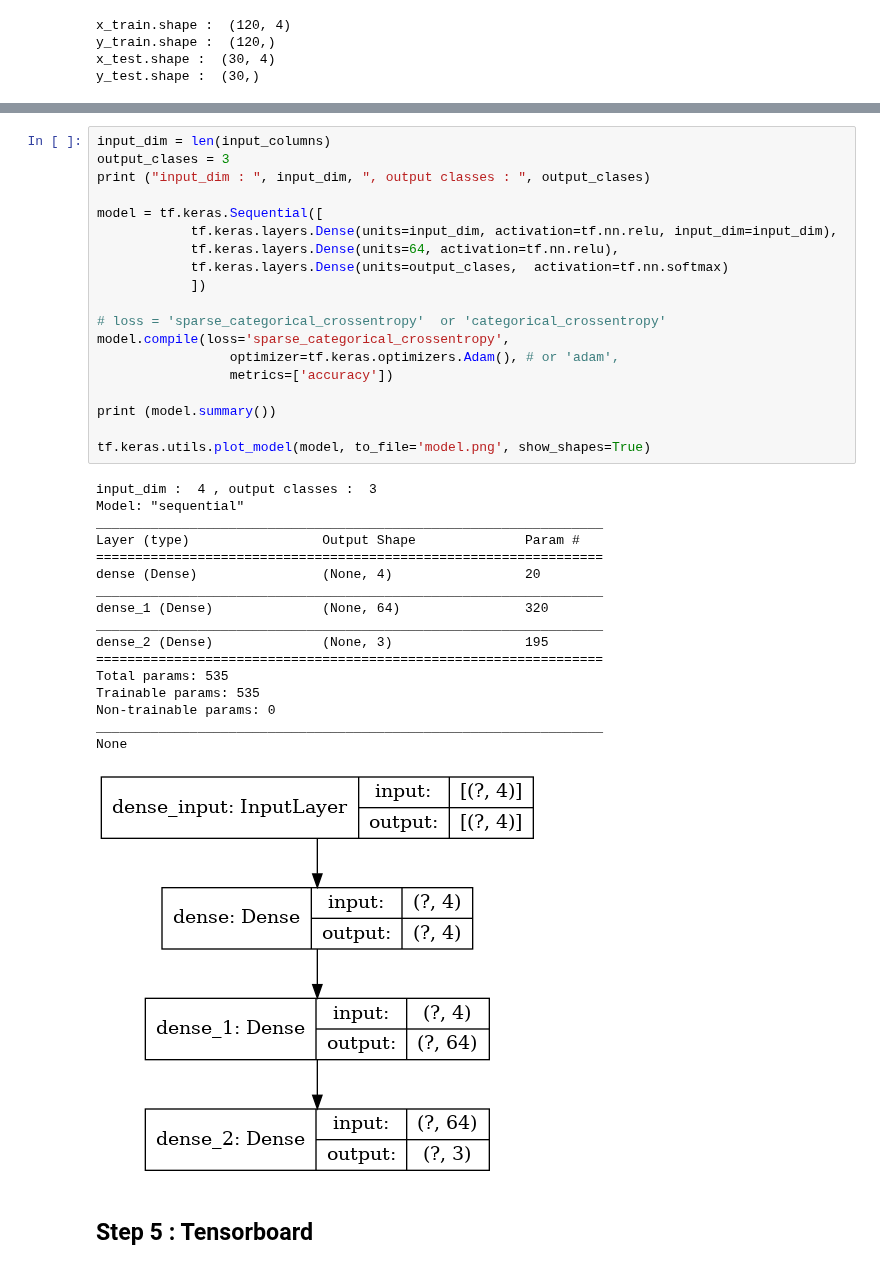
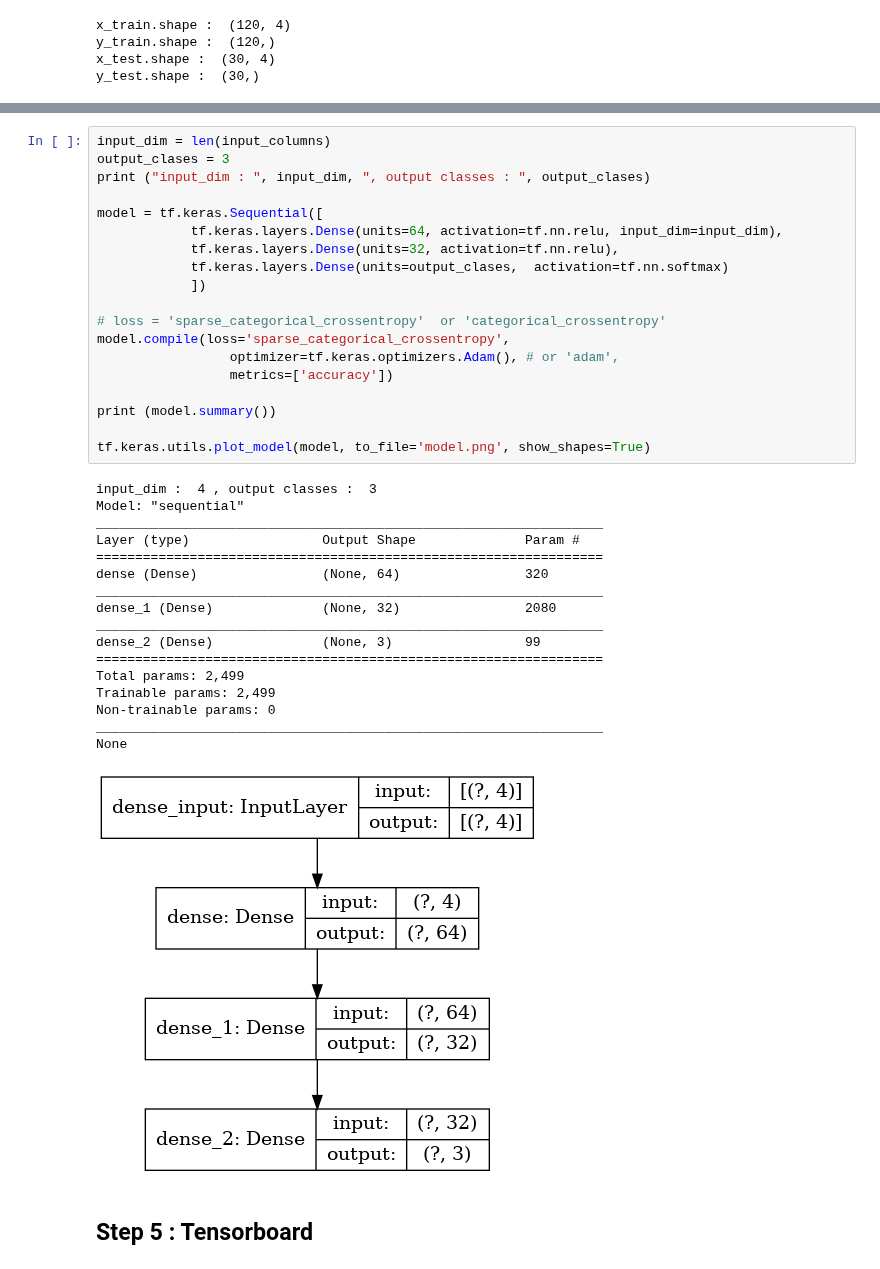
Before and after one commit to elephantscale/deep-learning-with-tensorflow-solutions, a Jupyter notebook: classifications/classification-1-iris.ipynb, the cells around one changed output, grey strips where cells are left out. Saved outputs shown, nothing was run; the diff lists cells and outputs as text.

```diff
--- a/classifications/classification-1-iris.ipynb
+++ b/classifications/classification-1-iris.ipynb
@@ -152,40 +150,40 @@ Since this is a classifier, here is how we are going to build the neural network
 # %%
 input_dim = len(input_columns)
 output_clases = 3
 print ("input_dim : ", input_dim, ", output classes : ", output_clases)
 
 model = tf.keras.Sequential([
-            tf.keras.layers.Dense(units=input_dim, activation=tf.nn.relu, input_dim=input_dim),
-            tf.keras.layers.Dense(units=64, activation=tf.nn.relu),
+            tf.keras.layers.Dense(units=64, activation=tf.nn.relu, input_dim=input_dim),
+            tf.keras.layers.Dense(units=32, activation=tf.nn.relu),
             tf.keras.layers.Dense(units=output_clases,  activation=tf.nn.softmax)
             ])
 
 # loss = 'sparse_categorical_crossentropy'  or 'categorical_crossentropy'
 model.compile(loss='sparse_categorical_crossentropy',
                  optimizer=tf.keras.optimizers.Adam(), # or 'adam',
                  metrics=['accuracy'])
 
 print (model.summary())
 
 tf.keras.utils.plot_model(model, to_file='model.png', show_shapes=True)
 # %% [output]
 input_dim :  4 , output classes :  3
 Model: "sequential"
 _________________________________________________________________
 Layer (type)                 Output Shape              Param #
 =================================================================
-dense (Dense)                (None, 4)                 20
+dense (Dense)                (None, 64)                320
 _________________________________________________________________
-dense_1 (Dense)              (None, 64)                320
+dense_1 (Dense)              (None, 32)                2080
 _________________________________________________________________
-dense_2 (Dense)              (None, 3)                 195
+dense_2 (Dense)              (None, 3)                 99
 =================================================================
-Total params: 535
-Trainable params: 535
+Total params: 2,499
+Trainable params: 2,499
 Non-trainable params: 0
 _________________________________________________________________
 None
-[figure, old version]
+[figure, new version]
 # %% [markdown]
 ## Step 5 : Tensorboard
 # %%
```
Also changed, not shown: parts of 10 cells of this notebook, 8 other files.
